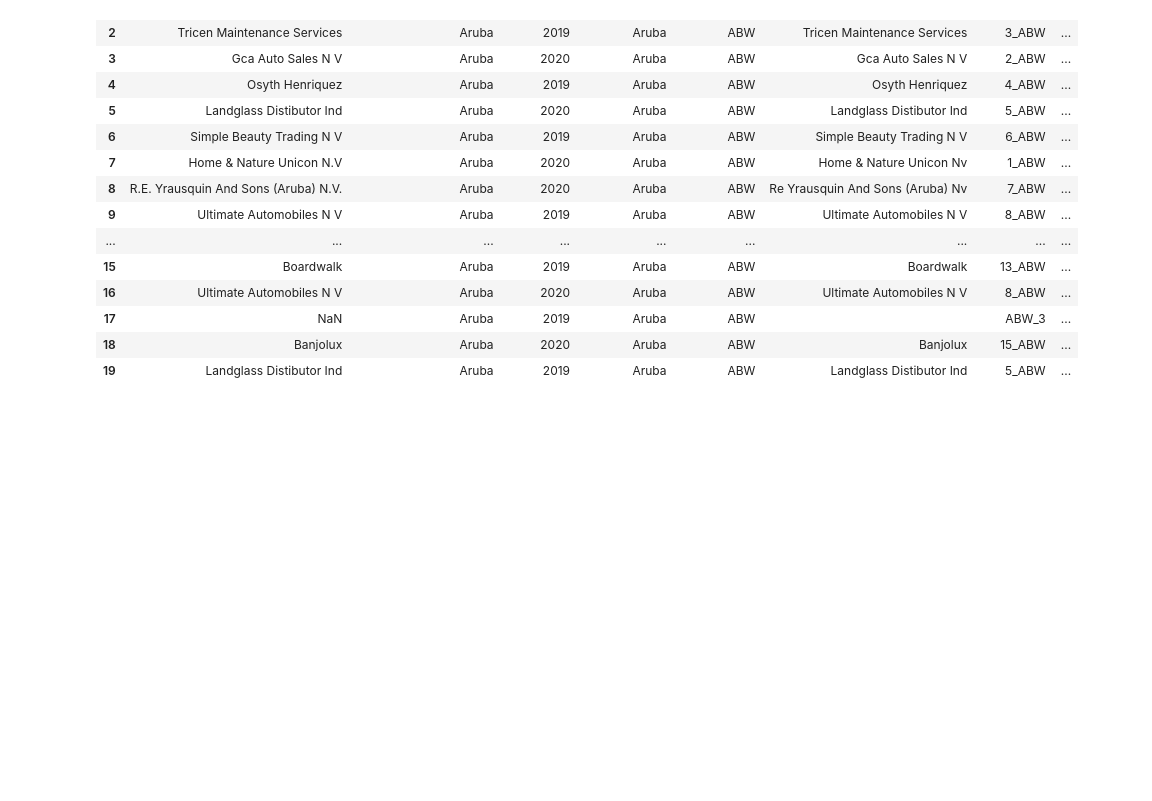
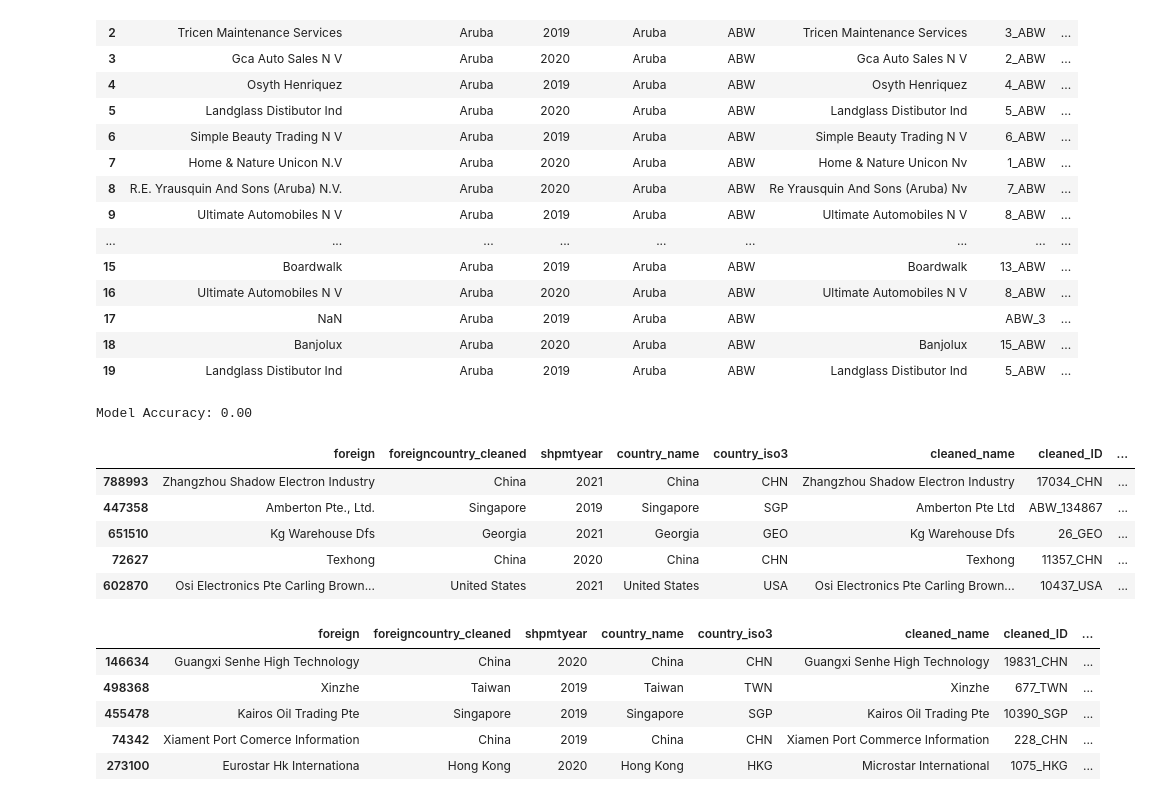
Before and after one commit to jegalvisa/WB-Task, a Jupyter notebook: PythonTest/Python_Test_Jairo_Galvis.ipynb, the cells around one changed output. Saved outputs shown, nothing was run; the diff lists cells and outputs as text; code cells hidden in the pictures; blank space fills up the shorter version.

```diff
--- a/PythonTest/Python_Test_Jairo_Galvis.ipynb
+++ b/PythonTest/Python_Test_Jairo_Galvis.ipynb
@@ -347,35 +364,53 @@ from IPython.display import display
 # Now, divide the data into training and test sets
 
 # Load the cleaned dataset
-cleaned_df = pd.read_csv('Cleaned_ForeignNames_2019_2021.csv')
+cleaned_og_df = pd.read_csv('Cleaned_ForeignNames_2019_2021.csv')
+#cleaned_df = pd.read_csv('Cleaned_ForeignNames_2019_2021.csv')
+
+# Take a random sample of 50,000 observations
+cleaned_df = cleaned_og_df.sample(n=50000, random_state=42)
 
 # Drop rows with NaN values in 'foreign' and 'cleaned_name'
 cleaned_df = cleaned_df.dropna(subset=['foreign', 'cleaned_name'])
 
 # Define features and labels
 X = cleaned_df['foreign']  # Original names
 y = cleaned_df['cleaned_name']  # Cleaned names
 
 # Split the data into training (70%) and testing (30%) sets
 X_train, X_test, y_train, y_test = train_test_split(X, y, test_size=0.3, random_state=42)
 
 # Develop and train a machine learning model
 model = make_pipeline(TfidfVectorizer(), MultinomialNB())
 model.fit(X_train, y_train)
 
 # Predict on the test set
 y_pred = model.predict(X_test)
 
 # Evaluate the model
 accuracy = accuracy_score(y_test, y_pred)
 print(f"Model Accuracy: {accuracy:.2f}")
 
 # Apply the model to the entire dataset to predict cleaned names
 cleaned_df['cleaned_name_pred'] = model.predict(cleaned_df['foreign'])
 
 # Save the output file with all observations and fields
 cleaned_df.to_csv('outputfile_Jairo_2.csv', index=False)
 
 # Display samples of the output
 display(cleaned_df.head())
 display(changed_names.head())
+# %% [output]
+Model Accuracy: 0.00
+|  | foreign | foreigncountry_cleaned | shpmtyear | country_name | country_iso3 | cleaned_name | cleaned_ID | ... |
+| 788993 | Zhangzhou Shadow Electron Industry | China | 2021 | China | CHN | Zhangzhou Shadow Electron Industry | 17034_CHN | ... |
+| 447358 | Amberton Pte., Ltd. | Singapore | 2019 | Singapore | SGP | Amberton Pte Ltd | ABW_134867 | ... |
+| 651510 | Kg Warehouse Dfs | Georgia | 2021 | Georgia | GEO | Kg Warehouse Dfs | 26_GEO | ... |
+| 72627 | Texhong | China | 2020 | China | CHN | Texhong | 11357_CHN | ... |
+| 602870 | Osi Electronics Pte Carling Brown... | United States | 2021 | United States | USA | Osi Electronics Pte Carling Brown... | 10437_USA | ... |
+|  | foreign | foreigncountry_cleaned | shpmtyear | country_name | country_iso3 | cleaned_name | cleaned_ID | ... |
+| 146634 | Guangxi Senhe High Technology | China | 2020 | China | CHN | Guangxi Senhe High Technology | 19831_CHN | ... |
+| 498368 | Xinzhe | Taiwan | 2019 | Taiwan | TWN | Xinzhe | 677_TWN | ... |
+| 455478 | Kairos Oil Trading Pte | Singapore | 2019 | Singapore | SGP | Kairos Oil Trading Pte | 10390_SGP | ... |
+| 74342 | Xiament Port Comerce Information | China | 2019 | China | CHN | Xiamen Port Commerce Information | 228_CHN | ... |
+| 273100 | Eurostar Hk Internationa | Hong Kong | 2020 | Hong Kong | HKG | Microstar International | 1075_HKG | ... |
```
Also changed, not shown: parts of 1 cell of this notebook, 7 other files.
